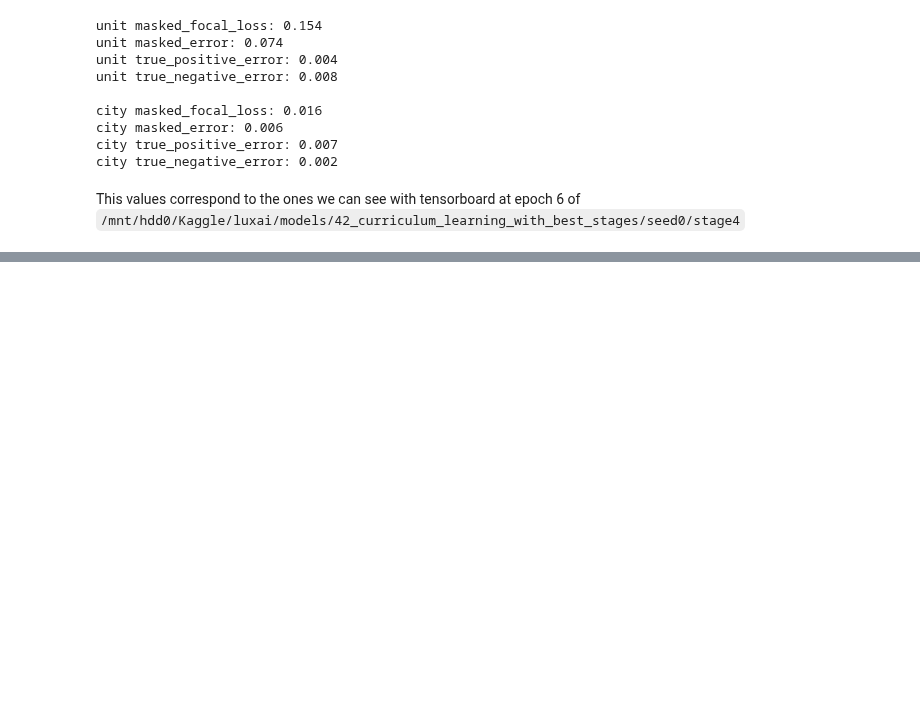
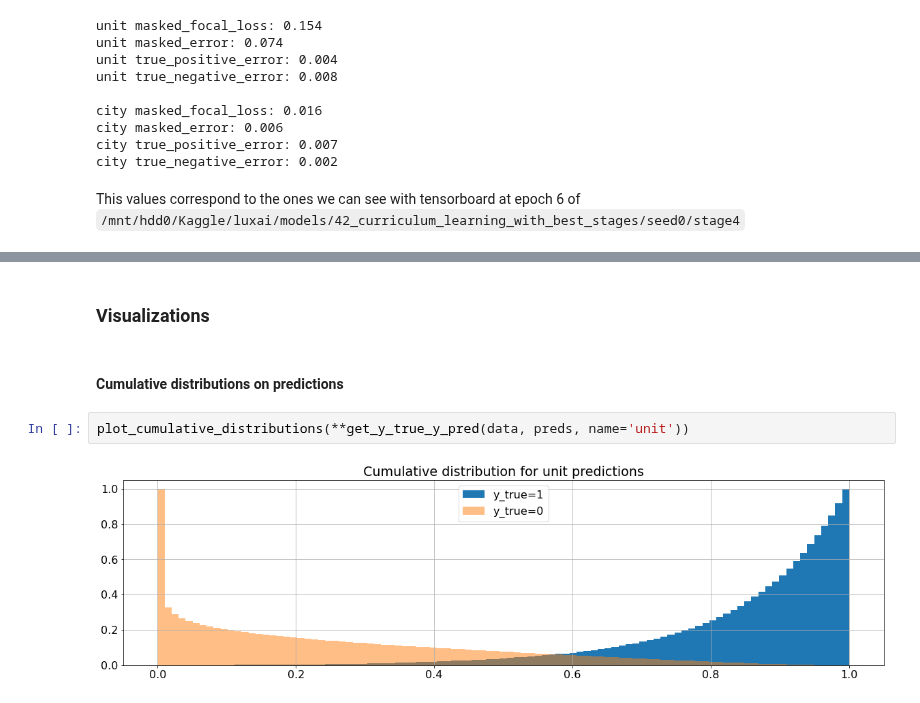
Before and after one commit to ironbar/luxai, a Jupyter notebook: notebooks/008_study_predictions.ipynb, the cells around one changed output, grey strips where cells are left out. Saved outputs shown, nothing was run; the diff lists cells and outputs as text; blank space fills up the shorter version.

Commit message:
study about predictions

```diff
--- a/notebooks/008_study_predictions.ipynb
+++ b/notebooks/008_study_predictions.ipynb
@@ -82,0 +134,8 @@ This values correspond to the ones we can see with tensorboard at epoch 6 of `/m
+# %% [markdown]
+### Visualizations
+# %% [markdown]
+#### Cumulative distributions on predictions
+# %%
+plot_cumulative_distributions(**get_y_true_y_pred(data, preds, name='unit'))
+# %% [output]
+[figure, added]
```
Also changed, not shown: parts of 38 cells of this notebook, 3 other files.
